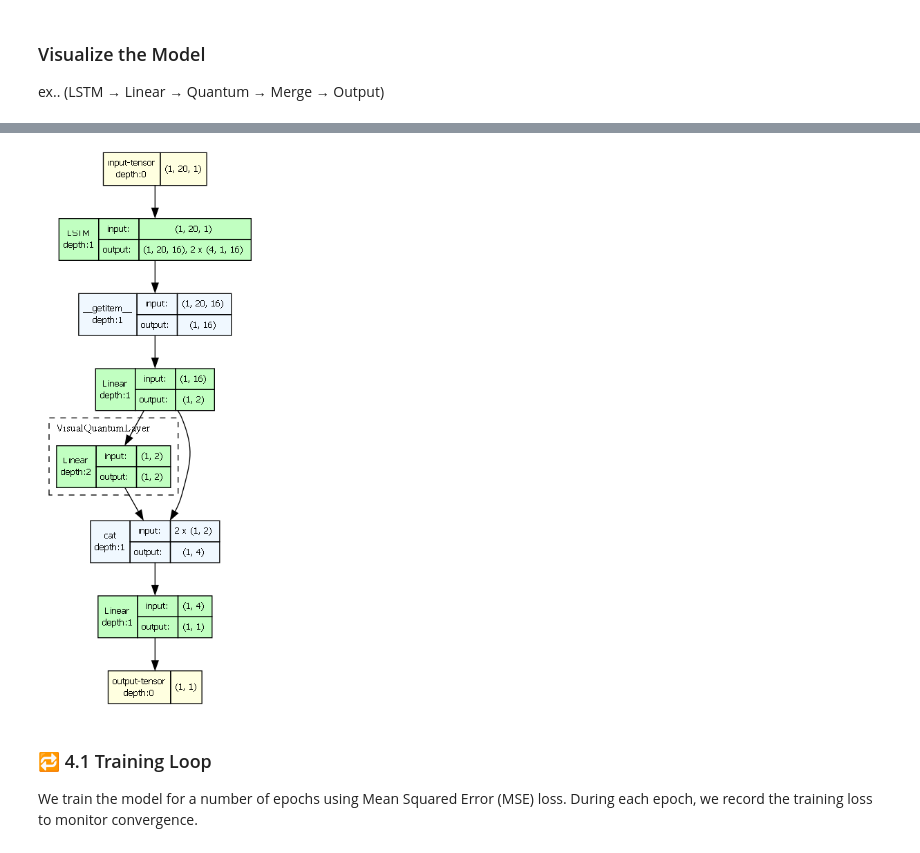
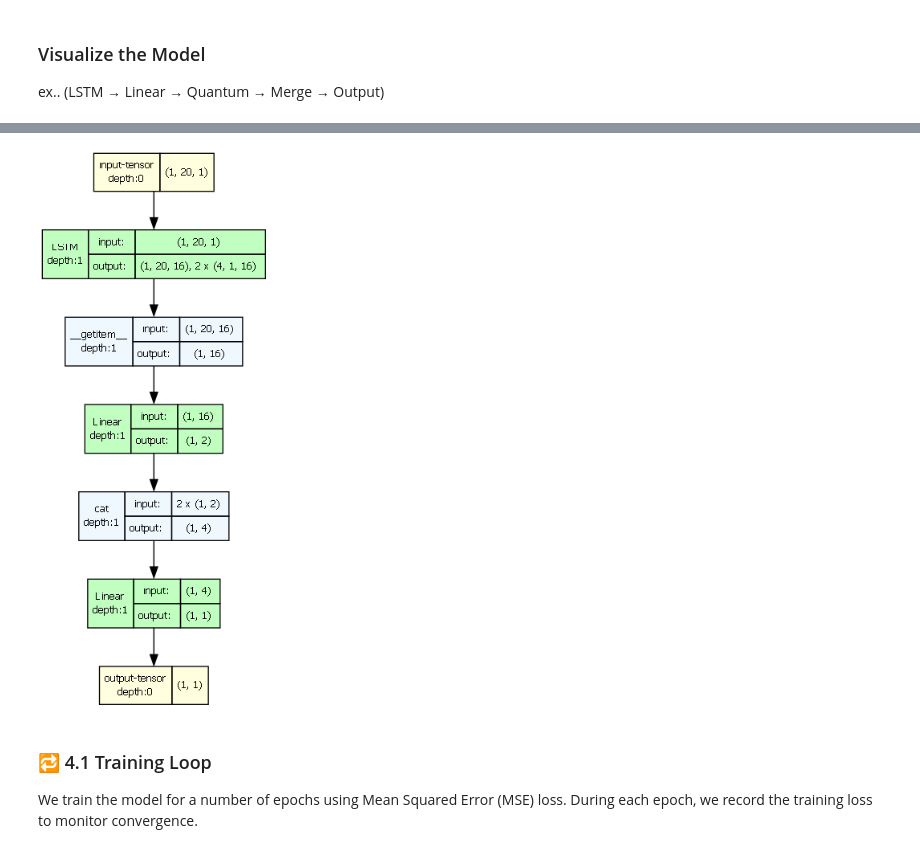
Before and after one commit to NathanPaceydev/Time-Series-Forecasting-Using-Hybrid-Quantum-Classical-Models, a Jupyter notebook: model/hybrid_model.ipynb, the cells around one changed output, grey strips where cells are left out. Drawn from its saved outputs; the diff is of its cells as text; code cells hidden in the pictures.

Commit message:
fixed quantum layer not used / classical layer issue

```diff
--- a/model/hybrid_model.ipynb
+++ b/model/hybrid_model.ipynb
@@ -149,10 +151,10 @@ q_depth  = 2 # number of layers
 n_rot_params = 3  # <--- number of rotation parameters per qubit (e.g. 1 for RY, 3 for Rot)
 
 # draw quantum circuit
-draw_qc_bool = True
+draw_qc_bool = False
 
 # wether to use quantum or classical model
-use_quantum = True
+use_quantum = False
 # %%
 # Device definition
 dev = qml.device("default.qubit", wires=n_qubits)
@@ -316,11 +316,7 @@ class HybridQNN(nn.Module):
 
         # Optional quantum layer for variational feature extraction
         if use_quantum:
-            if torch.jit.is_scripting() or torch.jit.is_tracing():
-                # Use dummy version during tracing
-                self.quantum = VisualQuantumLayer(n_qubits)
-            else:
-                self.quantum = QuantumLayer(n_qubits=n_qubits, q_depth=q_depth, n_rot_params=n_rot_params)
+            self.quantum = QuantumLayer(n_qubits=n_qubits, q_depth=q_depth, n_rot_params=n_rot_params)
 
         if self.use_layernorm:
             self.layernorm = nn.LayerNorm(n_qubits)
@@ -498,9 +494,10 @@ ex..
 (LSTM → Linear → Quantum → Merge → Output)
 # %%
 if draw_model_graph:
+    draw_model = deepcopy(model)
     # 🔁 If model is using quantum, swap in visual quantum layer
-    if model.use_quantum:
-        model.quantum = VisualQuantumLayer(
+    if draw_model.use_quantum:
+        draw_model.quantum = VisualQuantumLayer(
             out_features=n_qubits,
             in_features=n_qubits,
             n_qubits=n_qubits,
@@ -513,7 +510,7 @@ if draw_model_graph:
 
     # 🎨 Draw the full model architecture
     viz_model = draw_graph(
-        model,
+        draw_model,
         input_size=(1, sequence_length, input_size),
         expand_nested=True,
         graph_name=graph_name,
@@ -529,4 +526,4 @@ if draw_model_graph:
-[figure, old version]
+[figure, new version]
 # %% [markdown]
 ### 🔁 4.1 Training Loop
 
```
Also changed, not shown: parts of 15 cells of this notebook, 7 other files.
